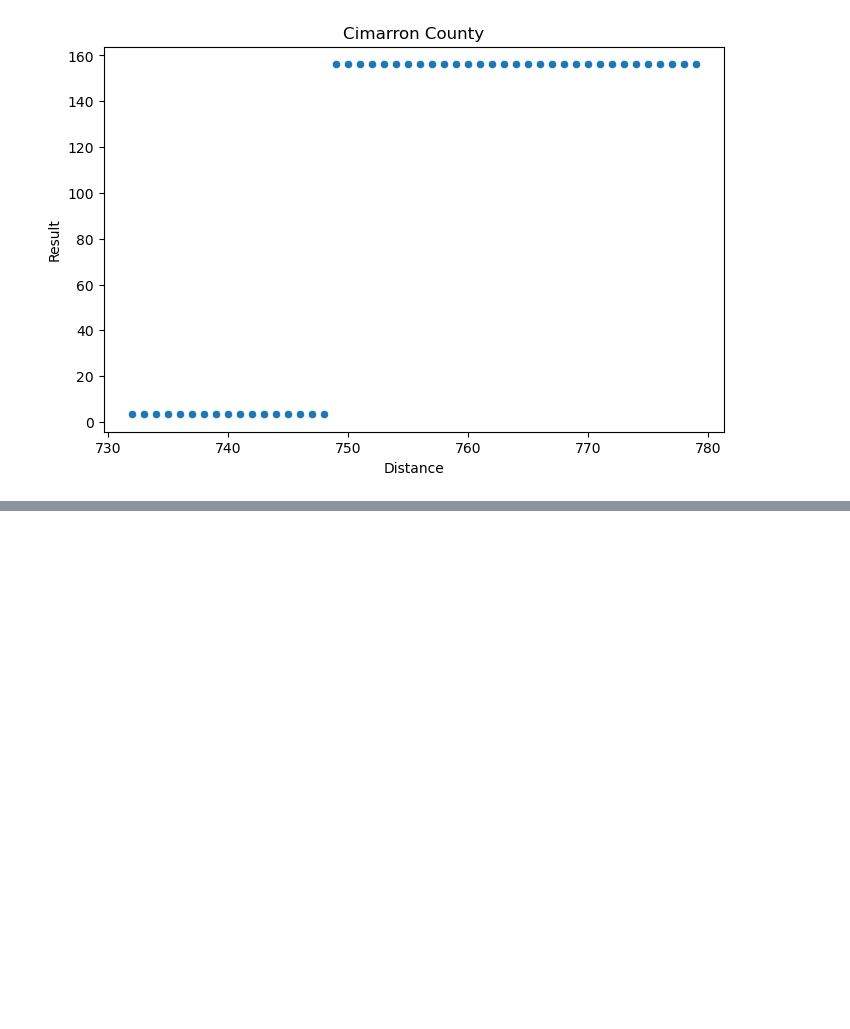
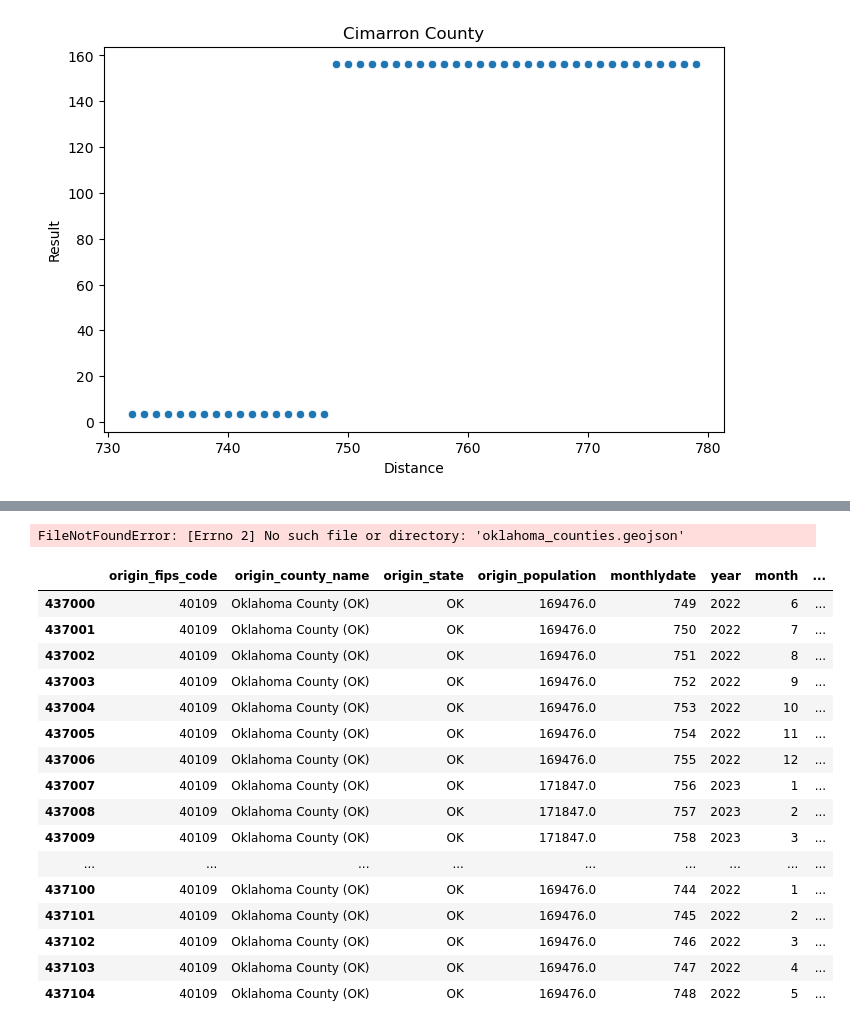
Before and after one commit to ravram193/oklahoma_gendered_mortality, a Jupyter notebook: code/02_eda_sanya.ipynb, the cells around one changed output, grey strips where cells are left out. Cells and saved outputs as stored; diff of their text form; code cells hidden in the pictures; blank space fills up the shorter version.

```diff
--- a/code/02_eda_sanya.ipynb
+++ b/code/02_eda_sanya.ipynb
@@ -112,6 +111,3 @@ plt.ylabel("Result")
 plt.show()
 # %% [output]
 [figure]
-# %%
-cim = df[df["origin_county_name"] == "Fulton County (GA)"]
-cim.sort_values('year')
@@ -131,0 +348,55 @@ cim.sort_values('year')
+# %%
+import json
+import pandas as pd
+import plotly.express as px
+
+df =cim   # your df with FIPS, year, distance
+
+# ensure FIPS is string w/ padding
+df["origin_fips_code"] = df["origin_fips_code"].astype(str).str.zfill(5)
+
+# LOAD OKLAHOMA COUNTY GEOJSON
+with open("oklahoma_counties.geojson") as f:
+    counties = json.load(f)
+fig = px.choropleth(
+    df,
+    geojson=counties,
+    locations="origin_fips_code",
+    color="distance_origintodest",
+    animation_frame="year",
+    color_continuous_scale="RdPu",   # matches your palette (pink→purple)
+    range_color=(0, df["distance_origintodest"].max()),
+    scope="usa",
+    labels={"distance_origintodest": "Distance (miles)"},
+)
+
+fig.update_geos(fitbounds="locations", visible=False)
+
+fig.update_layout(
+    title="Distance to Nearest Abortion Clinic Over Time",
+    margin={"r":0,"t":50,"l":0,"b":0}
+)
+
+fig.show()
+# %% [output]
+FileNotFoundError: [Errno 2] No such file or directory: 'oklahoma_counties.geojson'
+# %%
+df
+# %% [output]
+|  | origin_fips_code | origin_county_name | origin_state | origin_population | monthlydate | year | month | ... |
+| 437000 | 40109 | Oklahoma County (OK) | OK | 169476.0 | 749 | 2022 | 6 | ... |
+| 437001 | 40109 | Oklahoma County (OK) | OK | 169476.0 | 750 | 2022 | 7 | ... |
+| 437002 | 40109 | Oklahoma County (OK) | OK | 169476.0 | 751 | 2022 | 8 | ... |
+| 437003 | 40109 | Oklahoma County (OK) | OK | 169476.0 | 752 | 2022 | 9 | ... |
+| 437004 | 40109 | Oklahoma County (OK) | OK | 169476.0 | 753 | 2022 | 10 | ... |
+| 437005 | 40109 | Oklahoma County (OK) | OK | 169476.0 | 754 | 2022 | 11 | ... |
+| 437006 | 40109 | Oklahoma County (OK) | OK | 169476.0 | 755 | 2022 | 12 | ... |
+| 437007 | 40109 | Oklahoma County (OK) | OK | 171847.0 | 756 | 2023 | 1 | ... |
+| 437008 | 40109 | Oklahoma County (OK) | OK | 171847.0 | 757 | 2023 | 2 | ... |
+| 437009 | 40109 | Oklahoma County (OK) | OK | 171847.0 | 758 | 2023 | 3 | ... |
+| ... | ... | ... | ... | ... | ... | ... | ... | ... |
+| 437100 | 40109 | Oklahoma County (OK) | OK | 169476.0 | 744 | 2022 | 1 | ... |
+| 437101 | 40109 | Oklahoma County (OK) | OK | 169476.0 | 745 | 2022 | 2 | ... |
+| 437102 | 40109 | Oklahoma County (OK) | OK | 169476.0 | 746 | 2022 | 3 | ... |
+| 437103 | 40109 | Oklahoma County (OK) | OK | 169476.0 | 747 | 2022 | 4 | ... |
+| 437104 | 40109 | Oklahoma County (OK) | OK | 169476.0 | 748 | 2022 | 5 | ... |
```
Also changed, not shown: parts of 21 cells of this notebook, 1 other file.
